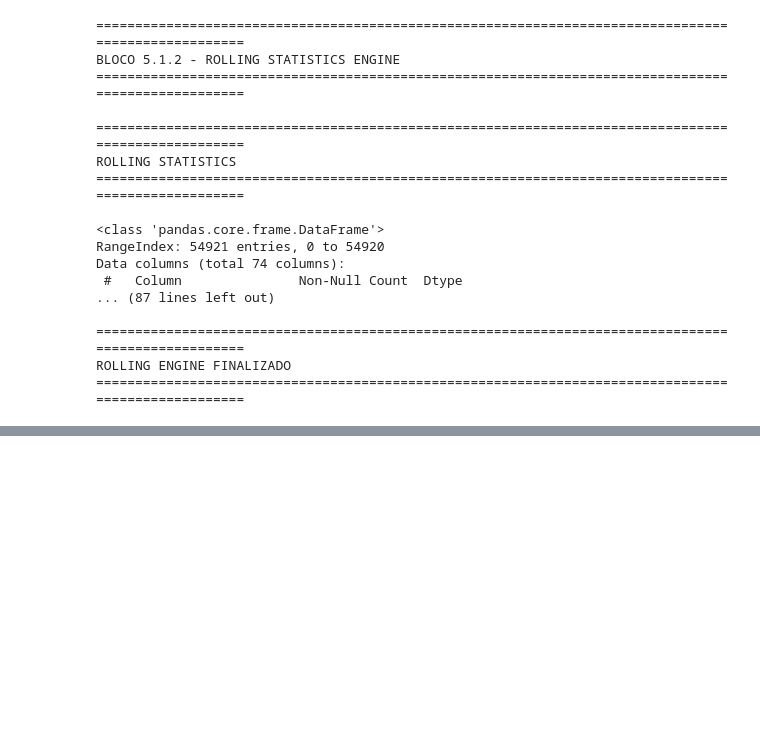
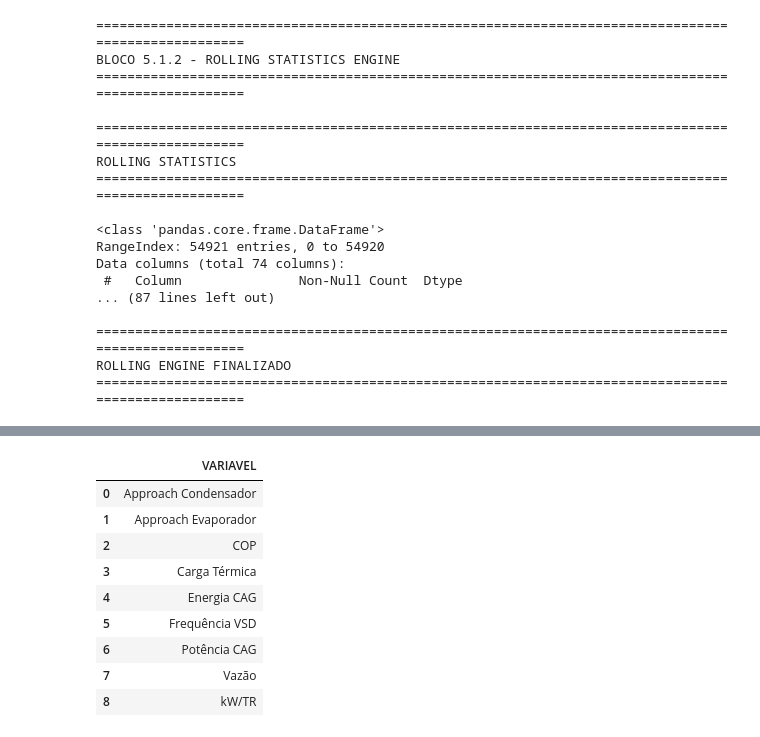
Before and after one commit to tiagoeletro-bot/Ar-Condicionado-HVAC---notebookLM-, a Jupyter notebook: CHILLERS_CAG_E2.ipynb, the cells around one changed output, grey strips where cells are left out. Saved outputs shown, nothing was run; the diff lists cells and outputs as text; code cells hidden in the pictures; blank space fills up the shorter version.

```diff
--- a/CHILLERS_CAG_E2.ipynb
+++ b/CHILLERS_CAG_E2.ipynb
@@ -4330,0 +6640,27 @@ ROLLING ENGINE FINALIZADO
+# %%
+pd.DataFrame(
+
+    sorted(
+
+        analytical_core["VARIAVEL"]
+
+        .dropna()
+
+        .unique()
+
+    ),
+
+    columns=["VARIAVEL"]
+
+)
+# %% [output]
+|  | VARIAVEL |
+| 0 | Approach Condensador |
+| 1 | Approach Evaporador |
+| 2 | COP |
+| 3 | Carga Térmica |
+| 4 | Energia CAG |
+| 5 | Frequência VSD |
+| 6 | Potência CAG |
+| 7 | Vazão |
+| 8 | kW/TR |
```
Also changed, not shown: parts of 9 cells of this notebook.
